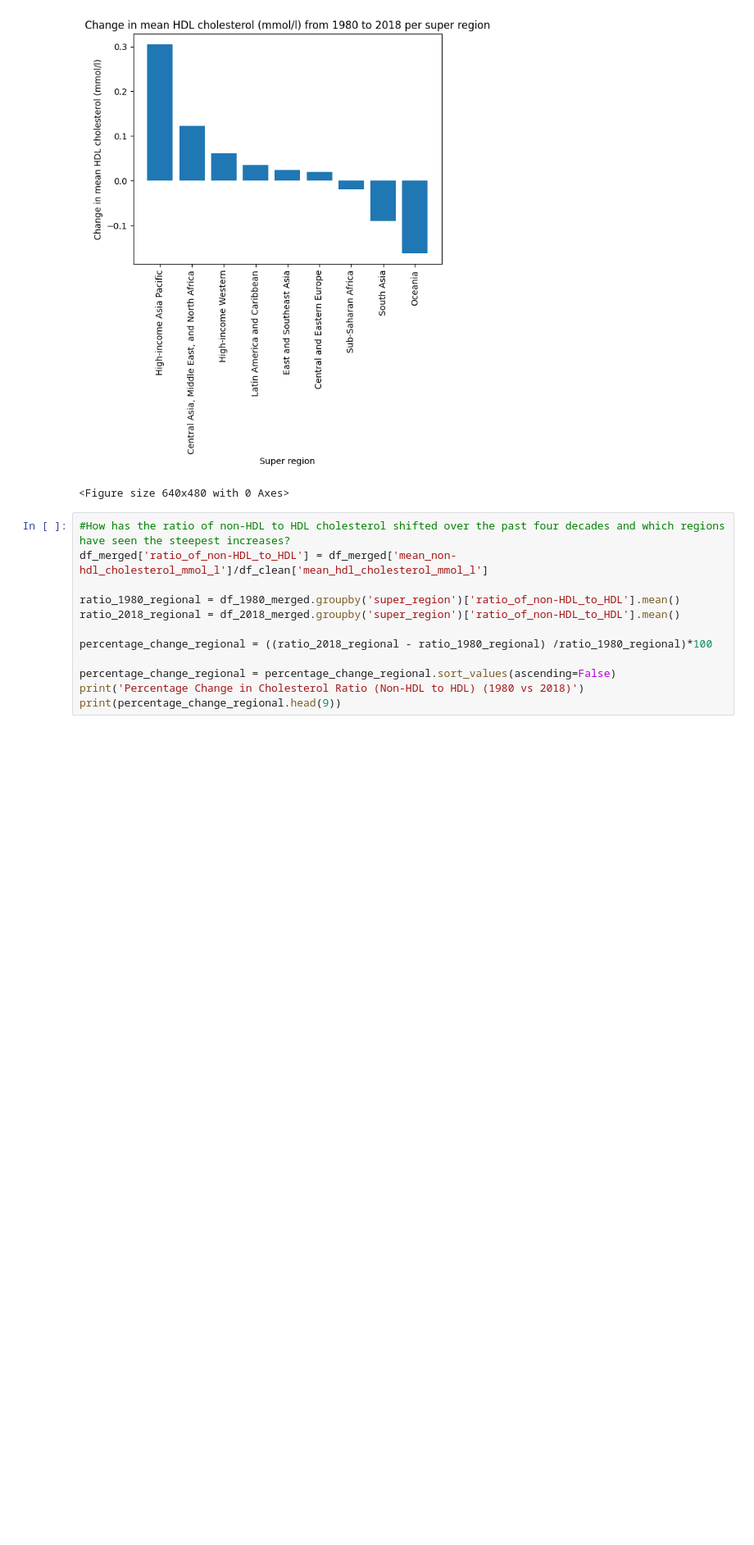
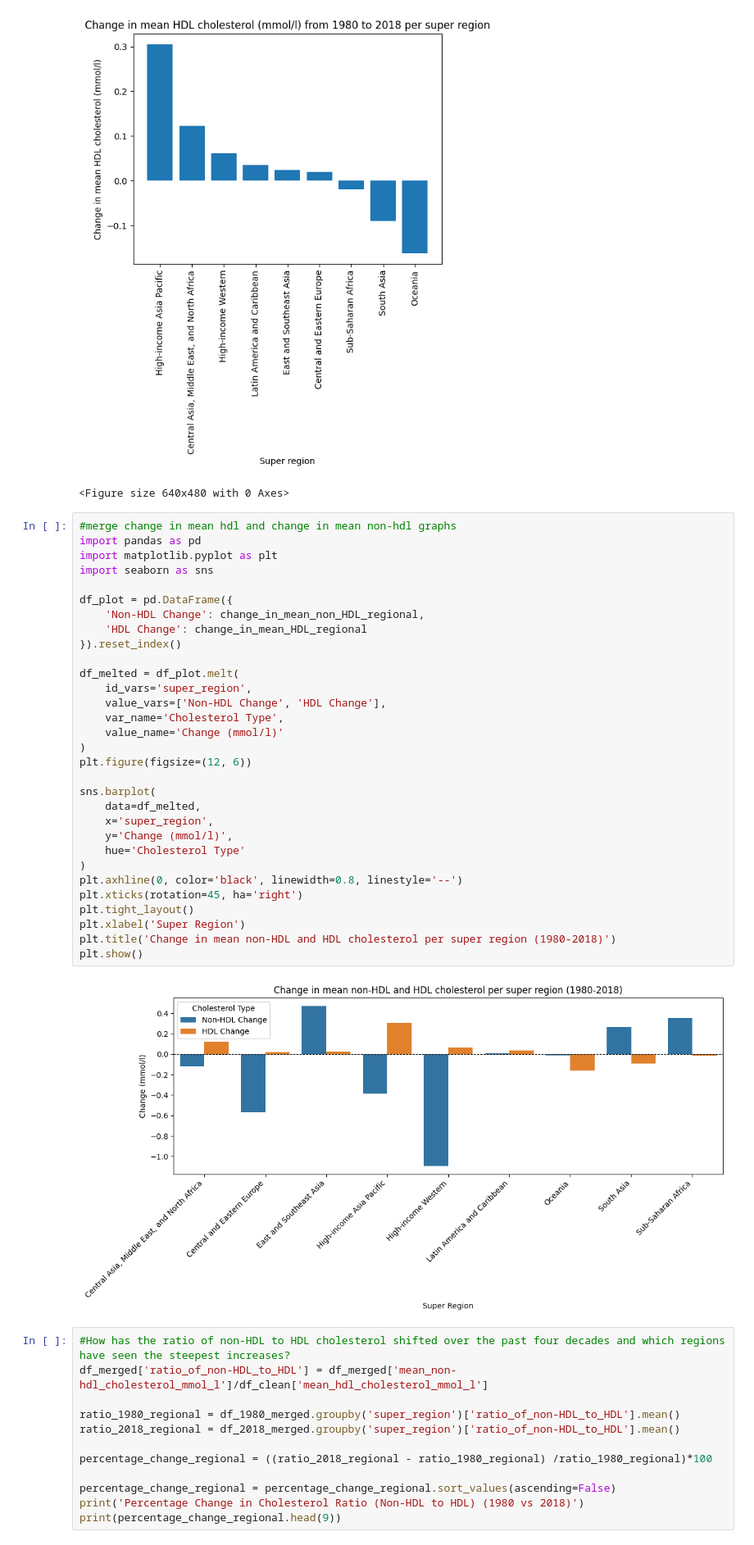
Before and after one commit to ariafcode/dsrp, a Jupyter notebook: dsrp.ipynb, the cells around one changed output. Shown at 82% size. Drawn from its saved outputs; the diff is of its cells as text; blank space fills up the shorter version.

```diff
--- a/dsrp.ipynb
+++ b/dsrp.ipynb
@@ -401,6 +401,39 @@ plt.savefig('hdl_cholesterol_change.png')
 # %% [output]
 [figure]
 <Figure size 640x480 with 0 Axes>
+# %%
+#merge change in mean hdl and change in mean non-hdl graphs
+import pandas as pd
+import matplotlib.pyplot as plt
+import seaborn as sns
+
+df_plot = pd.DataFrame({
+    'Non-HDL Change': change_in_mean_non_HDL_regional,
+    'HDL Change': change_in_mean_HDL_regional
+}).reset_index()
+
+df_melted = df_plot.melt(
+    id_vars='super_region',
+    value_vars=['Non-HDL Change', 'HDL Change'],
+    var_name='Cholesterol Type',
+    value_name='Change (mmol/l)'
+)
+plt.figure(figsize=(12, 6))
+
+sns.barplot(
+    data=df_melted,
+    x='super_region',
+    y='Change (mmol/l)',
+    hue='Cholesterol Type'
+)
+plt.axhline(0, color='black', linewidth=0.8, linestyle='--')
+plt.xticks(rotation=45, ha='right')
+plt.tight_layout()
+plt.xlabel('Super Region')
+plt.title('Change in mean non-HDL and HDL cholesterol per super region (1980-2018)')
+plt.show()
+# %% [output]
+[figure, added]
 # %%
 #How has the ratio of non-HDL to HDL cholesterol shifted over the past four decades and which regions have seen the steepest increases?
 df_merged['ratio_of_non-HDL_to_HDL'] = df_merged['mean_non-hdl_cholesterol_mmol_l']/df_clean['mean_hdl_cholesterol_mmol_l']
```
Also changed, not shown: parts of 1 cell of this notebook.
